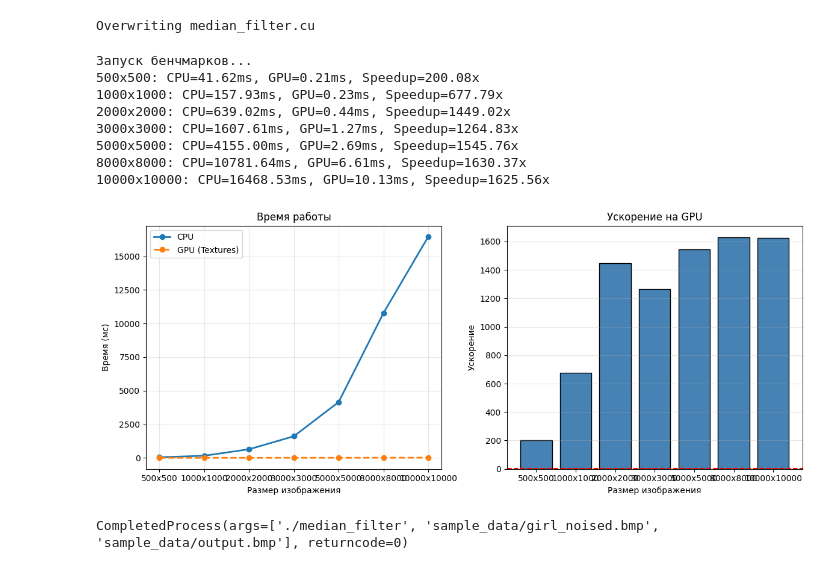
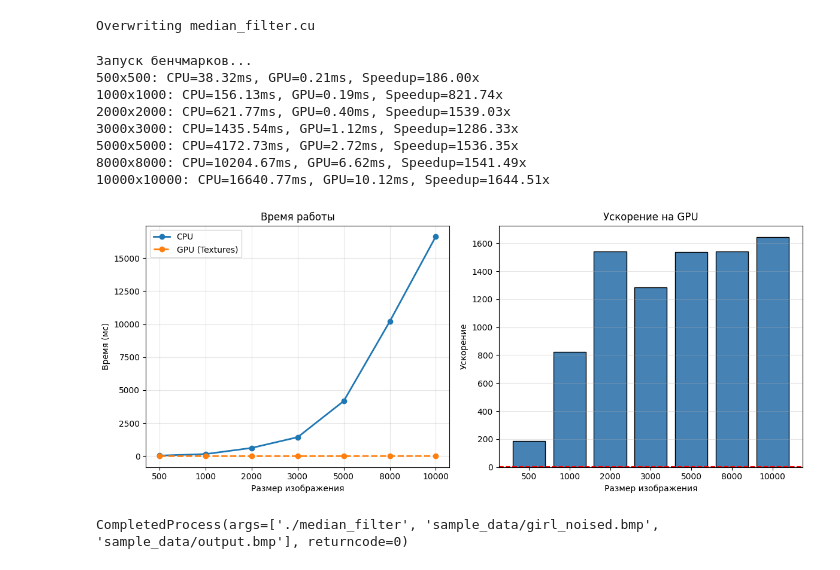
Before and after one commit to Sibryaev19/HPC_mag_2_sem, a Jupyter notebook: lab4/СибряевЕВ_6132_lab4.ipynb, the cells around one changed output. Saved outputs shown, nothing was run; the diff lists cells and outputs as text; code cells hidden in the pictures.

```diff
--- a/lab4/СибряевЕВ_6132_lab4.ipynb
+++ b/lab4/СибряевЕВ_6132_lab4.ipynb
@@ -255,41 +255,41 @@ for s in sizes:
     res = subprocess.run(['./median_filter', inp, out], capture_output=True, text=True)
     if res.returncode == 0:
         cpu, gpu = map(float, res.stdout.strip().split(','))
         speedup = cpu / gpu if gpu > 0.001 else 0
-        data.append({'Size': f'{s}x{s}', 'CPU_ms': cpu, 'GPU_ms': gpu, 'Speedup': speedup})
+        data.append({'Size': f'{s}', 'CPU_ms': cpu, 'GPU_ms': gpu, 'Speedup': speedup})
         print(f"{s}x{s}: CPU={cpu:.2f}ms, GPU={gpu:.2f}ms, Speedup={speedup:.2f}x")
 
 df = pd.DataFrame(data)
 
 plt.figure(figsize=(12, 5))
 plt.subplot(1, 2, 1)
 plt.plot(df['Size'], df['CPU_ms'], 'o-', label='CPU', linewidth=2)
 plt.plot(df['Size'], df['GPU_ms'], 'o--', label='GPU (Textures)', linewidth=2)
 plt.xlabel('Размер изображения')
 plt.ylabel('Время (мс)')
 plt.title('Время работы')
 plt.legend()
 plt.grid(True, alpha=0.3)
 
 plt.subplot(1, 2, 2)
 plt.bar(df['Size'], df['Speedup'], color='steelblue', edgecolor='black')
 plt.axhline(1, color='red', linestyle='--')
 plt.xlabel('Размер изображения')
 plt.ylabel('Ускорение')
 plt.title('Ускорение на GPU')
 plt.grid(axis='y', alpha=0.3)
 
 plt.tight_layout()
 plt.show()
 # %% [output]
 Запуск бенчмарков...
-500x500: CPU=41.62ms, GPU=0.21ms, Speedup=200.08x
-1000x1000: CPU=157.93ms, GPU=0.23ms, Speedup=677.79x
-2000x2000: CPU=639.02ms, GPU=0.44ms, Speedup=1449.02x
-3000x3000: CPU=1607.61ms, GPU=1.27ms, Speedup=1264.83x
-5000x5000: CPU=4155.00ms, GPU=2.69ms, Speedup=1545.76x
-8000x8000: CPU=10781.64ms, GPU=6.61ms, Speedup=1630.37x
-10000x10000: CPU=16468.53ms, GPU=10.13ms, Speedup=1625.56x
+500x500: CPU=38.32ms, GPU=0.21ms, Speedup=186.00x
+1000x1000: CPU=156.13ms, GPU=0.19ms, Speedup=821.74x
+2000x2000: CPU=621.77ms, GPU=0.40ms, Speedup=1539.03x
+3000x3000: CPU=1435.54ms, GPU=1.12ms, Speedup=1286.33x
+5000x5000: CPU=4172.73ms, GPU=2.72ms, Speedup=1536.35x
+8000x8000: CPU=10204.67ms, GPU=6.62ms, Speedup=1541.49x
+10000x10000: CPU=16640.77ms, GPU=10.12ms, Speedup=1644.51x
-[figure, old version]
+[figure, new version]
 # %%
 # Запускаем на изображении из интернета
```
Also changed, not shown: parts of 3 cells of this notebook, 6 other files.
